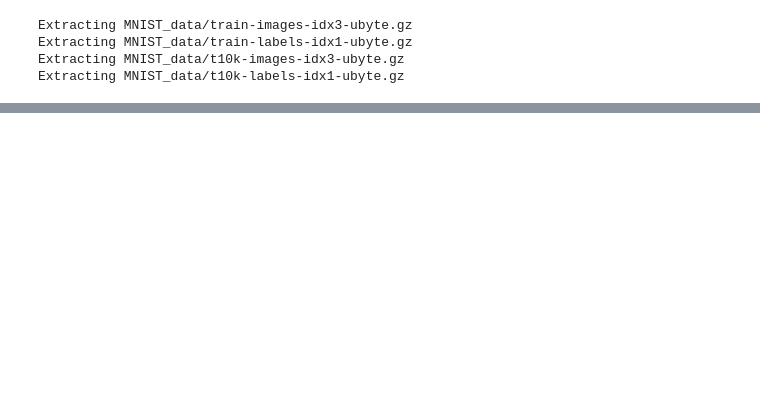
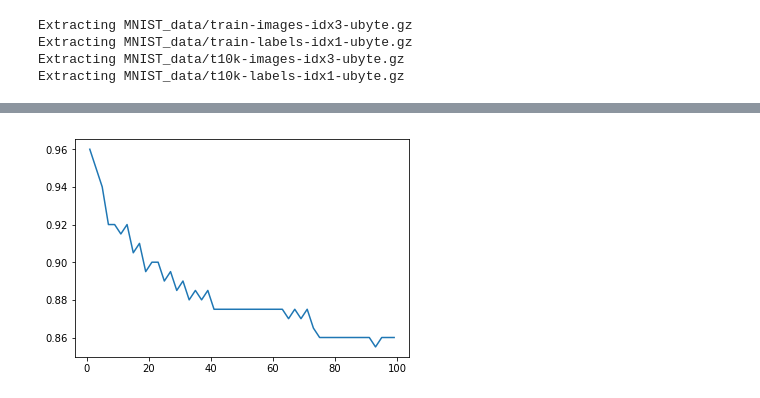
Before and after one commit to mayurand/TensorFlow-Examples, a Jupyter notebook: notebooks/2_BasicModels/nearest_neighbor.ipynb, the cells around one changed output, grey strips where cells are left out. Drawn from its saved outputs; the diff is of its cells as text; code cells hidden in the pictures; blank space fills up the shorter version.

Commit message:
Modified nearest neighbor to include kNN

```diff
--- a/notebooks/2_BasicModels/nearest_neighbor.ipynb
+++ b/notebooks/2_BasicModels/nearest_neighbor.ipynb
@@ -75,0 +123,19 @@ Accuracy: 0.92
+# %%
+
+#start of tensor session
+with tf.Session() as sess:
+
+    for i in range(Xte.shape[0]):
+        #return the predicted value
+        predicted_value=sess.run(pred,feed_dict={xtr:Xtr,ytr:Ytr,xte:Xte[i,:]})
+
+        print("Test",i,"Prediction",predicted_value,"True Class:",np.argmax(Yte[i]))
+
+        if predicted_value == np.argmax(Yte[i]):
+            # if the prediction is right then a double value of 1./200 is added 200 here is the number of test
+                accuracy += 1. / len(Xte)
+    writer = tf.summary.FileWriter('./graphs',sess.graph)
+    writer.close()
+    # tensorboard --logdir="./graphs" --port 6006 in command promt to see the graph at localhost:6006
+    print("Calculation completed ! ! ")
+    print(K,"-th neighbors' Accuracy is:",accuracy)
@@ -75,0 +245,8 @@ Accuracy: 0.92
+# %%
+k_values_matrix = []
+for K in range(1,k_values,2):
+    k_values_matrix.append(K)
+plt.plot(np.asarray(k_values_matrix),np.asarray(accuracy_matrix))
+plt.show()
+# %% [output]
+[figure, added]
```
Also changed, not shown: parts of 9 cells of this notebook, 2 other files.
